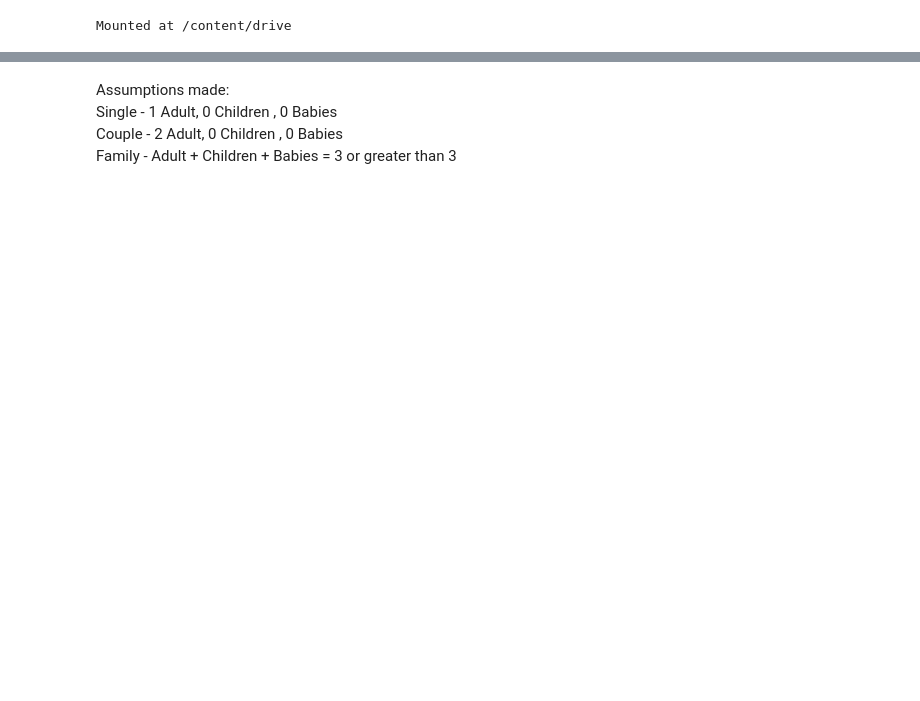
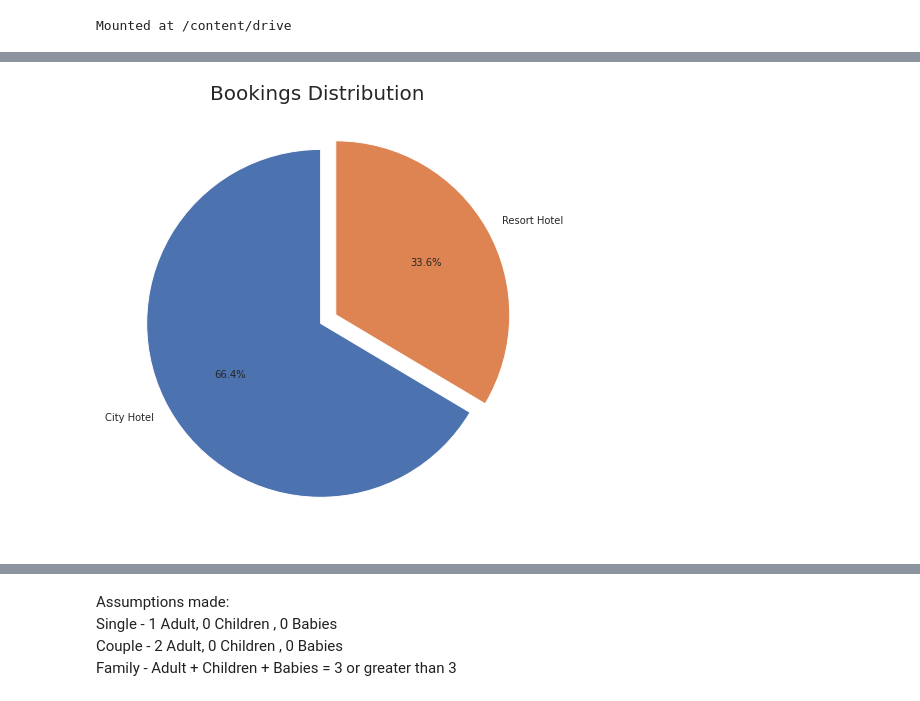
Before and after one commit to kanishquetyagi/Hotel_Booking_Analysis, a Jupyter notebook: Hotel_Booking_Analysis_Capstone_Project.ipynb, the cells around one changed output, grey strips where cells are left out. Saved outputs shown, nothing was run; the diff lists cells and outputs as text; code cells hidden in the pictures; blank space fills up the shorter version.

```diff
--- a/Hotel_Booking_Analysis_Capstone_Project.ipynb
+++ b/Hotel_Booking_Analysis_Capstone_Project.ipynb
@@ -373,0 +23,4 @@ From the graph, we can observe that only year 2016 has highest no. of bookings.
+# %%
+# import the csv file as a DataFrame
+working_dir_path = '/content/drive/MyDrive/AlmaBetter/Module 1/capastone/Hotel Bookings.csv'
+df = pd.read_csv(working_dir_path)
@@ -373,0 +275,16 @@ From the graph, we can observe that only year 2016 has highest no. of bookings.
+# %%
+#get required data to plot pie chart for booking percentage in hotels
+labels = df_hotel['hotel'].value_counts().index.tolist()
+sizes = df_hotel['hotel'].value_counts().tolist()
+
+#set figure size and theme
+plt.figure(figsize=(15,8))
+sns.set_theme(style="darkgrid",font='sans-serif')
+explode = (0, 0.1)
+
+#booking percentage in hotels pie chart
+plt.pie(sizes, explode=explode, labels=labels, autopct='%1.1f%%',startangle=90, textprops={'fontsize': 10})
+plt.title("Bookings Distribution ", fontsize=20)
+plt.show()
+# %% [output]
+[figure, added]
```
Also changed, not shown: parts of 186 cells of this notebook.
